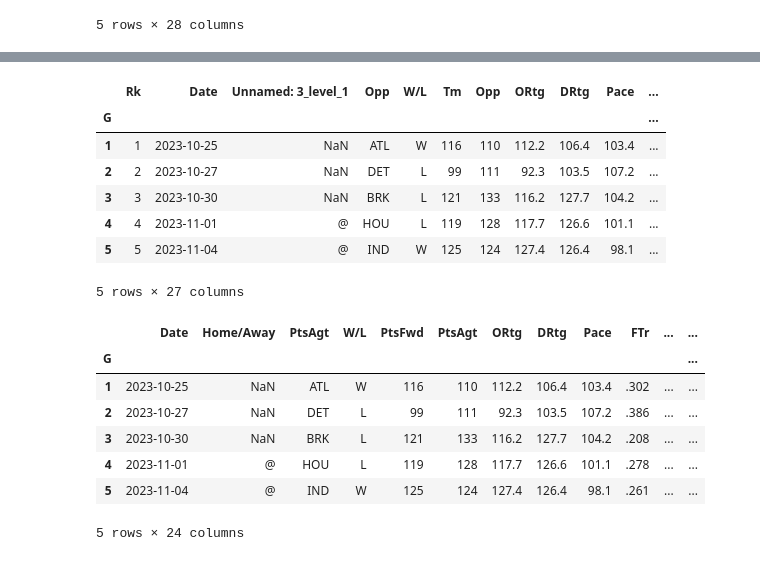
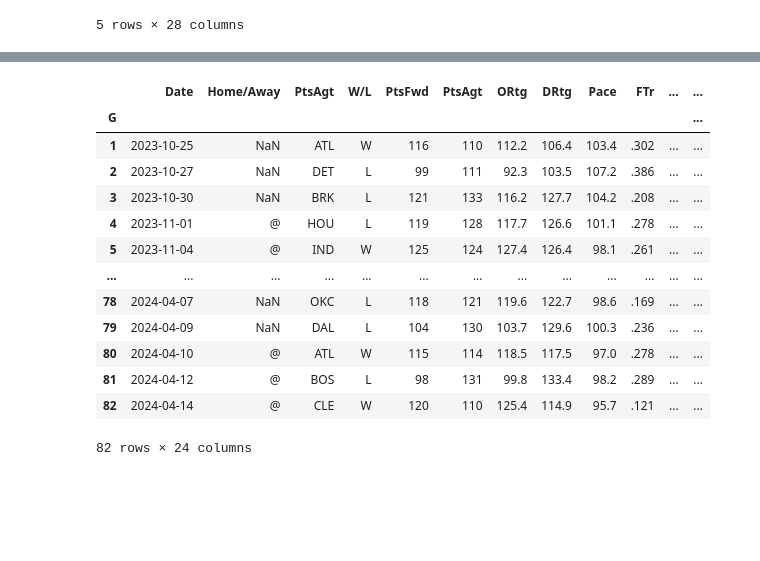
Before and after one commit to jacobdavis3/SportsModeling, a Jupyter notebook: nba/nba_scraper.ipynb, the cells around one changed output, grey strips where cells are left out. Saved outputs shown, nothing was run; the diff lists cells and outputs as text; code cells hidden in the pictures; blank space fills up the shorter version.

```diff
--- a/nba/nba_scraper.ipynb
+++ b/nba/nba_scraper.ipynb
@@ -115,16 +97,10 @@ Index(['Rk', 'G', 'Date', 'Unnamed: 3_level_1', 'Opp', 'W/L', 'Tm', 'Opp',
-# %%
-cho_2024.set_index('G', inplace=True)
-cho_2024.head()
-# %% [output]
-|  | Rk | Date | Unnamed: 3_level_1 | Opp | W/L | Tm | Opp | ORtg | DRtg | Pace | ... |
-| G |  |  |  |  |  |  |  |  |  |  | ... |
-| 1 | 1 | 2023-10-25 | NaN | ATL | W | 116 | 110 | 112.2 | 106.4 | 103.4 | ... |
-| 2 | 2 | 2023-10-27 | NaN | DET | L | 99 | 111 | 92.3 | 103.5 | 107.2 | ... |
-| 3 | 3 | 2023-10-30 | NaN | BRK | L | 121 | 133 | 116.2 | 127.7 | 104.2 | ... |
-| 4 | 4 | 2023-11-01 | @ | HOU | L | 119 | 128 | 117.7 | 126.6 | 101.1 | ... |
-| 5 | 5 | 2023-11-04 | @ | IND | W | 125 | 124 | 127.4 | 126.4 | 98.1 | ... |
-5 rows × 27 columns
 # %%
+# Set column names to the stats they represent
+cho_2024.columns = cho_2024.columns.get_level_values(1)
+
+# Make Game Number (G) the index
+cho_2024.set_index('G', inplace=True)
+
 # Drop unneccessary columns
 cho_2024.drop(columns=['Rk'], inplace=True)
 cho_2024.drop(columns=['Unnamed: 18_level_1'], inplace=True)
@@ -134,14 +110,26 @@ cho_2024.drop(columns=['Unnamed: 23_level_1'], inplace=True)
 cho_2024.rename(columns={'Unnamed: 3_level_1': 'Home/Away'}, inplace=True)
 cho_2024.rename(columns={'Tm': 'PtsFwd'}, inplace=True)
 cho_2024.rename(columns={'Opp': 'PtsAgt'}, inplace=True)
+
+# Drop extraneous rows that do not house game info
+cho_2024 = cho_2024[cho_2024.index.notnull()]  # Keep only non-NaN indices (ie rows without the 3 collective headers)
+cho_2024 = cho_2024[cho_2024.index != "G"]     # Keep only rows wiht games (ie rows without individual stat headers)
+
+##################### Delete up to here ########################
 # %%
-cho_2024.head()
+cho_2024
 # %% [output]
 |  | Date | Home/Away | PtsAgt | W/L | PtsFwd | PtsAgt | ORtg | DRtg | Pace | FTr | ... | ... |
 | G |  |  |  |  |  |  |  |  |  |  |  | ... |
 | 1 | 2023-10-25 | NaN | ATL | W | 116 | 110 | 112.2 | 106.4 | 103.4 | .302 | ... | ... |
 | 2 | 2023-10-27 | NaN | DET | L | 99 | 111 | 92.3 | 103.5 | 107.2 | .386 | ... | ... |
 | 3 | 2023-10-30 | NaN | BRK | L | 121 | 133 | 116.2 | 127.7 | 104.2 | .208 | ... | ... |
 | 4 | 2023-11-01 | @ | HOU | L | 119 | 128 | 117.7 | 126.6 | 101.1 | .278 | ... | ... |
 | 5 | 2023-11-04 | @ | IND | W | 125 | 124 | 127.4 | 126.4 | 98.1 | .261 | ... | ... |
+| ... | ... | ... | ... | ... | ... | ... | ... | ... | ... | ... | ... | ... |
+| 78 | 2024-04-07 | NaN | OKC | L | 118 | 121 | 119.6 | 122.7 | 98.6 | .169 | ... | ... |
+| 79 | 2024-04-09 | NaN | DAL | L | 104 | 130 | 103.7 | 129.6 | 100.3 | .236 | ... | ... |
+| 80 | 2024-04-10 | @ | ATL | W | 115 | 114 | 118.5 | 117.5 | 97.0 | .278 | ... | ... |
+| 81 | 2024-04-12 | @ | BOS | L | 98 | 131 | 99.8 | 133.4 | 98.2 | .289 | ... | ... |
+| 82 | 2024-04-14 | @ | CLE | W | 120 | 110 | 125.4 | 114.9 | 95.7 | .121 | ... | ... |
-5 rows × 24 columns
+82 rows × 24 columns
```
Also changed, not shown: parts of 2 cells of this notebook.
